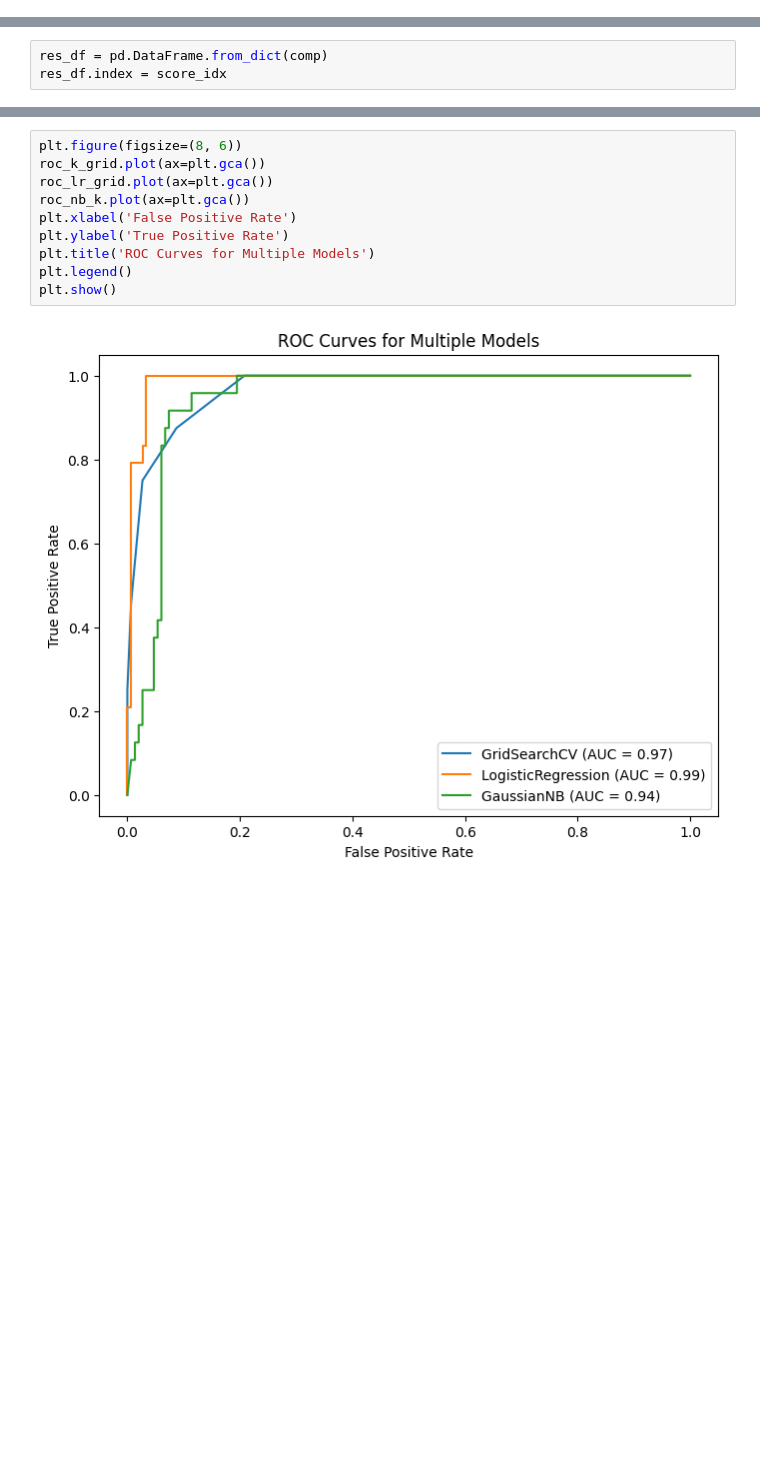
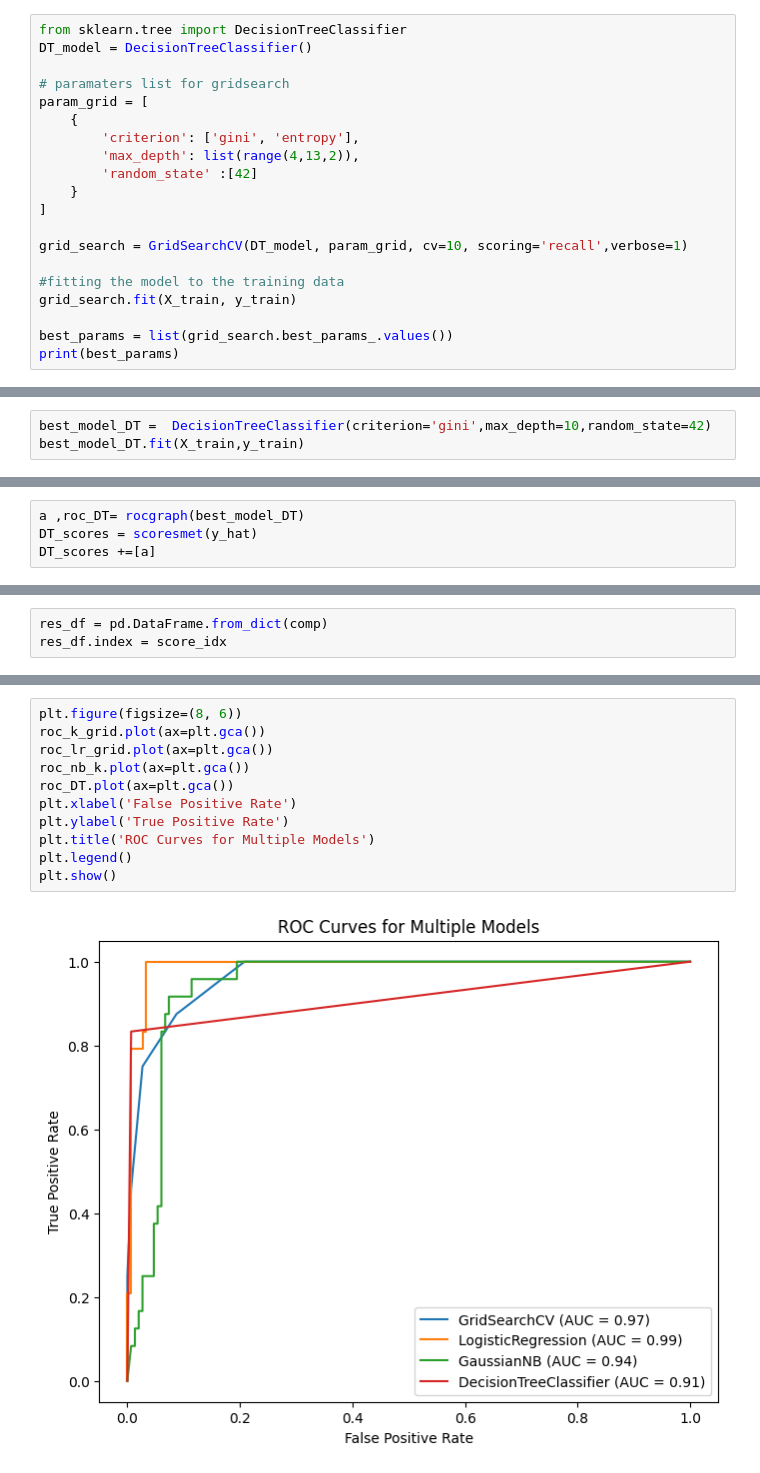
Before and after one commit to moyaser315/covid19_outcome_-prediction, a Jupyter notebook: proj.ipynb, the cells around one changed output, grey strips where cells are left out. Cells and saved outputs as stored; diff of their text form; blank space fills up the shorter version.

Commit message:
decision tree

```diff
--- a/proj.ipynb
+++ b/proj.ipynb
@@ -603,0 +612,20 @@ weighted avg       0.85      0.87      0.85       173
+# %%
+from sklearn.tree import DecisionTreeClassifier
+DT_model = DecisionTreeClassifier()
+
+# paramaters list for gridsearch
+param_grid = [
+    {
+        'criterion': ['gini', 'entropy'],
+        'max_depth': list(range(4,13,2)),
+        'random_state' :[42]
+    }
+]
+
+grid_search = GridSearchCV(DT_model, param_grid, cv=10, scoring='recall',verbose=1)
+
+#fitting the model to the training data
+grid_search.fit(X_train, y_train)
+
+best_params = list(grid_search.best_params_.values())
+print(best_params)
@@ -603,0 +637,3 @@ weighted avg       0.85      0.87      0.85       173
+# %%
+best_model_DT =  DecisionTreeClassifier(criterion='gini',max_depth=10,random_state=42)
+best_model_DT.fit(X_train,y_train)
@@ -603,0 +671,4 @@ weighted avg       0.85      0.87      0.85       173
+# %%
+a ,roc_DT= rocgraph(best_model_DT)
+DT_scores = scoresmet(y_hat)
+DT_scores +=[a]
@@ -627,13 +720,14 @@ AUC        0.968820             0.989374     0.937640>
 # %%
 plt.figure(figsize=(8, 6))
 roc_k_grid.plot(ax=plt.gca())
 roc_lr_grid.plot(ax=plt.gca())
 roc_nb_k.plot(ax=plt.gca())
+roc_DT.plot(ax=plt.gca())
 plt.xlabel('False Positive Rate')
 plt.ylabel('True Positive Rate')
 plt.title('ROC Curves for Multiple Models')
 plt.legend()
 plt.show()
 # %% [output]
-[figure, old version]
+[figure, new version]
 # %% [markdown]
```
Also changed, not shown: parts of 18 cells of this notebook.
